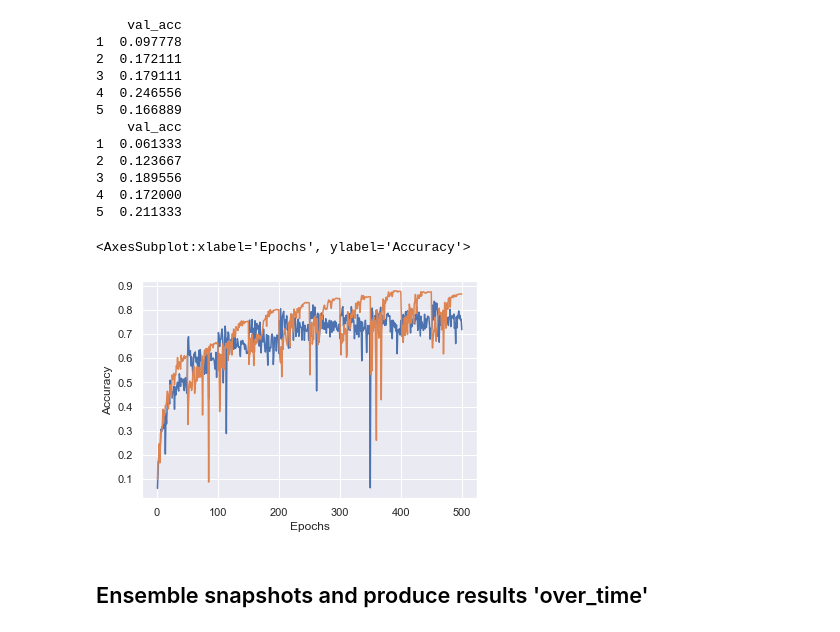
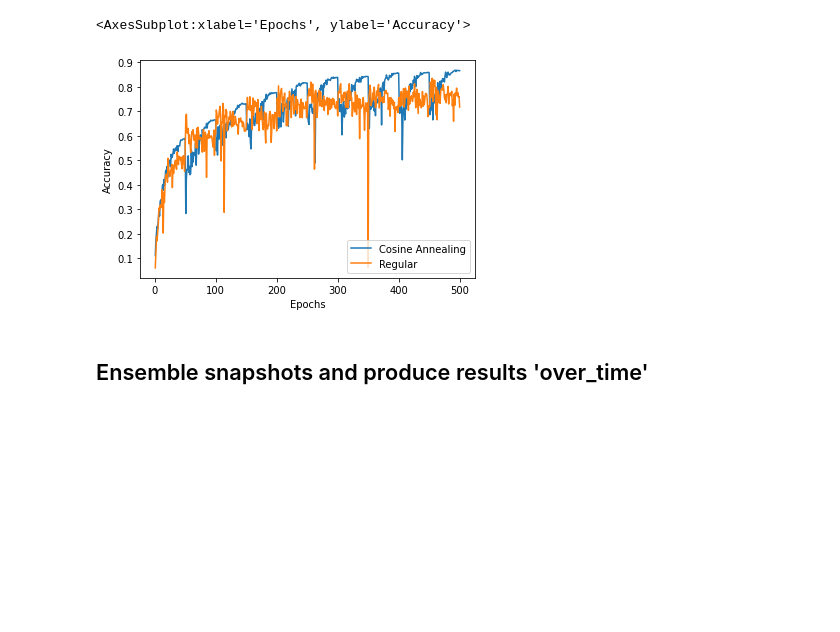
Before and after one commit to jobvink/SnapshotEnsembles, a Jupyter notebook: analytics/CIFAR-100/experiment-01.ipynb, the cells around one changed output. Drawn from its saved outputs; the diff is of its cells as text; code cells hidden in the pictures; blank space fills up the shorter version.

```diff
--- a/analytics/CIFAR-100/experiment-01.ipynb
+++ b/analytics/CIFAR-100/experiment-01.ipynb
@@ -1,43 +1,34 @@
 # %%
 import numpy as np
 import pandas as pd
 import seaborn as sns
 import matplotlib.pyplot as plt
 
 def get_graph_data(path, columns_to_drop):
     raw_data = pd.read_csv(path)
     raw_data = raw_data.drop(columns_to_drop, axis=1)
     raw_data.index += 1
-    print(raw_data.head())
+
     return raw_data
 
-snapshot_data = get_graph_data('ResNet-CIFAR100-40-12-snapshot/training.csv', ['Unnamed: 0', 'Unnamed: 1', 'val_loss', 'loss', 'lr', 'acc'])
-regular_data = get_graph_data('ResNet-CIFAR100-40-12/training.csv', ['Unnamed: 0', 'Unnamed: 1', 'val_loss', 'loss', 'acc'])
-res = pd.DataFrame(index=[], columns=['Snapshots, Regular'])
-res['Snapshots'] = snapshot_data['val_acc']
+model_name = 'ResNet-CIFAR100-40-12'
+model_path = f'{model_name}/{model_name}'
+snapshot_name = f'{model_name}-snapshot'
+snapshot_path = f'{snapshot_name}/{snapshot_name}'
+
+
+snapshot_data = get_graph_data(f'{snapshot_path}-9 training.csv', ['Unnamed: 0', 'Unnamed: 1', 'val_loss', 'loss', 'lr', 'acc'])
+regular_data = get_graph_data(f'{model_path} training.csv', ['Unnamed: 0', 'Unnamed: 1', 'val_loss', 'loss', 'acc'])
+res = pd.DataFrame(index=[], columns=['Cosine Annealing', 'Regular'])
+res['Cosine Annealing'] = snapshot_data['val_acc']
 res['Regular'] = regular_data['val_acc']
 
-sns.set_theme()
 plt.xlabel('Epochs')
 plt.ylabel('Accuracy')
-sns.lineplot(data=res['Regular'])
-sns.lineplot(data=res['Snapshots'])
-# sns.lineplot(data=regular_data)
+sns.lineplot(data=res, dashes=False)
 # %% [output]
-    val_acc
-1  0.097778
-2  0.172111
-3  0.179111
-4  0.246556
-5  0.166889
-    val_acc
-1  0.061333
-2  0.123667
-3  0.189556
-4  0.172000
-5  0.211333
+<AxesSubplot:xlabel='Epochs', ylabel='Accuracy'>
-<AxesSubplot:xlabel='Epochs', ylabel='Accuracy'>
-[figure, old version]
+[figure, new version]
 # %% [markdown]
 ## Ensemble snapshots and produce results 'over_time'
 # %%
```
Also changed, not shown: parts of 5 cells of this notebook, 2 other files.
